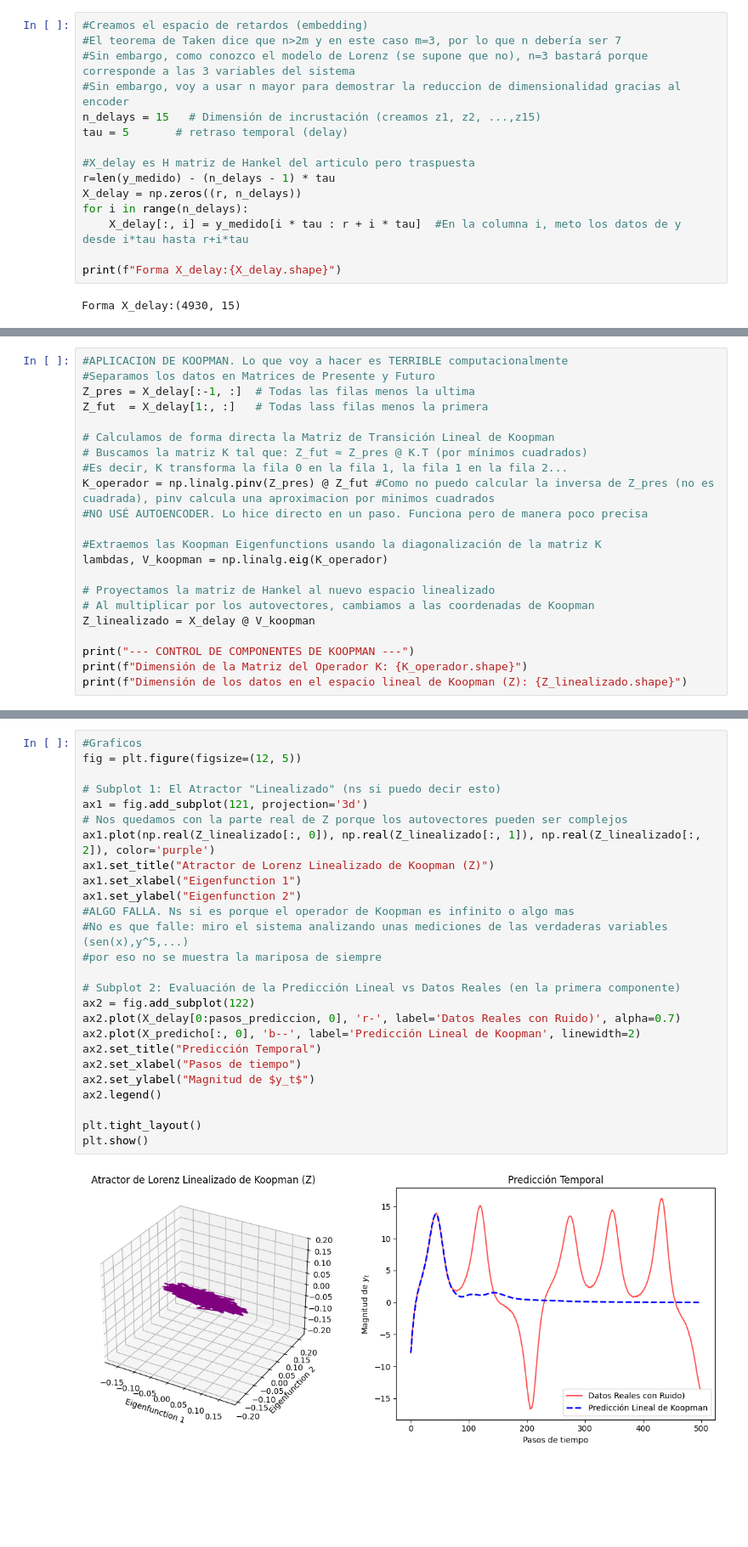
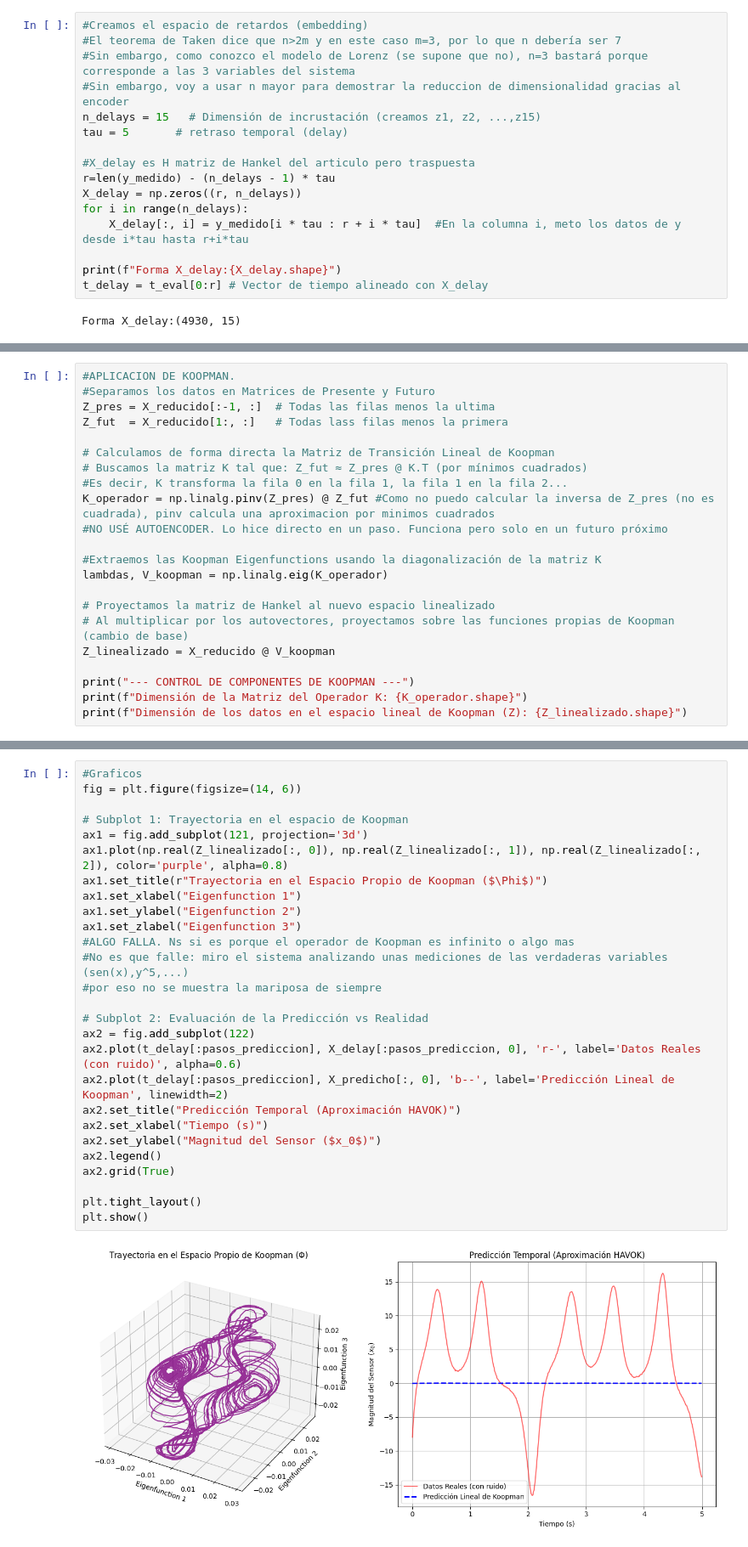
Before and after one commit to Pedro-Solla/Practicas-Python, a Jupyter notebook: Lorenz Koopman.ipynb, the cells around one changed output, grey strips where cells are left out. Shown at 85% size. Saved outputs shown, nothing was run; the diff lists cells and outputs as text; blank space fills up the shorter version.

Commit message:
Actualizados ejemplos de Lorenz con ruido y modelos KAN

```diff
--- a/Lorenz Koopman.ipynb
+++ b/Lorenz Koopman.ipynb
@@ -43,6 +39,7 @@ for i in range(n_delays):
     X_delay[:, i] = y_medido[i * tau : r + i * tau]  #En la columna i, meto los datos de y desde i*tau hasta r+i*tau
 
 print(f"Forma X_delay:{X_delay.shape}")
+t_delay = t_eval[0:r] # Vector de tiempo alineado con X_delay
 # %% [output]
 Forma X_delay:(4930, 15)
 # %%
@@ -59,23 +56,23 @@ r_trunc = 7
 # Filtramos la matriz quedándonos solo con el subespacio de baja dimensión
 X_reducido = V[:, :r_trunc]
 # %%
-#APLICACION DE KOOPMAN. Lo que voy a hacer es TERRIBLE computacionalmente
+#APLICACION DE KOOPMAN.
 #Separamos los datos en Matrices de Presente y Futuro
-Z_pres = X_delay[:-1, :]  # Todas las filas menos la ultima
-Z_fut  = X_delay[1:, :]   # Todas lass filas menos la primera
+Z_pres = X_reducido[:-1, :]  # Todas las filas menos la ultima
+Z_fut  = X_reducido[1:, :]   # Todas lass filas menos la primera
 
 # Calculamos de forma directa la Matriz de Transición Lineal de Koopman
 # Buscamos la matriz K tal que: Z_fut ≈ Z_pres @ K.T (por mínimos cuadrados)
 #Es decir, K transforma la fila 0 en la fila 1, la fila 1 en la fila 2...
 K_operador = np.linalg.pinv(Z_pres) @ Z_fut #Como no puedo calcular la inversa de Z_pres (no es cuadrada), pinv calcula una aproximacion por minimos cuadrados
-#NO USÉ AUTOENCODER. Lo hice directo en un paso. Funciona pero de manera poco precisa
+#NO USÉ AUTOENCODER. Lo hice directo en un paso. Funciona pero solo en un futuro próximo
 
 #Extraemos las Koopman Eigenfunctions usando la diagonalización de la matriz K
 lambdas, V_koopman = np.linalg.eig(K_operador)
 
 # Proyectamos la matriz de Hankel al nuevo espacio linealizado
-# Al multiplicar por los autovectores, cambiamos a las coordenadas de Koopman
-Z_linealizado = X_delay @ V_koopman
+# Al multiplicar por los autovectores, proyectamos sobre las funciones propias de Koopman (cambio de base)
+Z_linealizado = X_reducido @ V_koopman
 
 print("--- CONTROL DE COMPONENTES DE KOOPMAN ---")
 print(f"Dimensión de la Matriz del Operador K: {K_operador.shape}")
@@ -101,28 +108,29 @@ for t in range(1, pasos_prediccion):
 # %%
 #Graficos
-fig = plt.figure(figsize=(12, 5))
+fig = plt.figure(figsize=(14, 6))
 
-# Subplot 1: El Atractor "Linealizado" (ns si puedo decir esto)
+# Subplot 1: Trayectoria en el espacio de Koopman
 ax1 = fig.add_subplot(121, projection='3d')
-# Nos quedamos con la parte real de Z porque los autovectores pueden ser complejos
-ax1.plot(np.real(Z_linealizado[:, 0]), np.real(Z_linealizado[:, 1]), np.real(Z_linealizado[:, 2]), color='purple')
-ax1.set_title("Atractor de Lorenz Linealizado de Koopman (Z)")
+ax1.plot(np.real(Z_linealizado[:, 0]), np.real(Z_linealizado[:, 1]), np.real(Z_linealizado[:, 2]), color='purple', alpha=0.8)
+ax1.set_title(r"Trayectoria en el Espacio Propio de Koopman ($\Phi$)")
 ax1.set_xlabel("Eigenfunction 1")
 ax1.set_ylabel("Eigenfunction 2")
+ax1.set_zlabel("Eigenfunction 3")
 #ALGO FALLA. Ns si es porque el operador de Koopman es infinito o algo mas
 #No es que falle: miro el sistema analizando unas mediciones de las verdaderas variables (sen(x),y^5,...)
 #por eso no se muestra la mariposa de siempre
 
-# Subplot 2: Evaluación de la Predicción Lineal vs Datos Reales (en la primera componente)
+# Subplot 2: Evaluación de la Predicción vs Realidad
 ax2 = fig.add_subplot(122)
-ax2.plot(X_delay[0:pasos_prediccion, 0], 'r-', label='Datos Reales con Ruido)', alpha=0.7)
-ax2.plot(X_predicho[:, 0], 'b--', label='Predicción Lineal de Koopman', linewidth=2)
-ax2.set_title("Predicción Temporal")
-ax2.set_xlabel("Pasos de tiempo")
-ax2.set_ylabel("Magnitud de $y_t$")
+ax2.plot(t_delay[:pasos_prediccion], X_delay[:pasos_prediccion, 0], 'r-', label='Datos Reales (con ruido)', alpha=0.6)
+ax2.plot(t_delay[:pasos_prediccion], X_predicho[:, 0], 'b--', label='Predicción Lineal de Koopman', linewidth=2)
+ax2.set_title("Predicción Temporal (Aproximación HAVOK)")
+ax2.set_xlabel("Tiempo (s)")
+ax2.set_ylabel("Magnitud del Sensor ($x_0$)")
 ax2.legend()
+ax2.grid(True)
 
 plt.tight_layout()
 plt.show()
 # %% [output]
-[figure, old version]
+[figure, new version]
```
Also changed, not shown: parts of 5 cells of this notebook, 8 other files.
